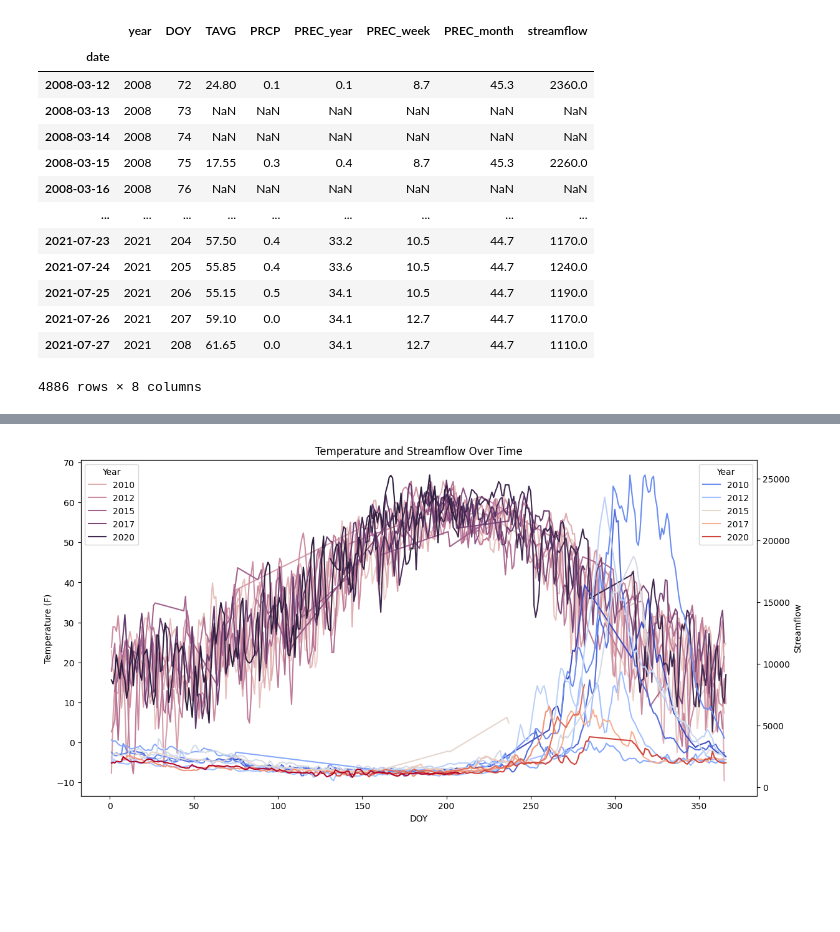
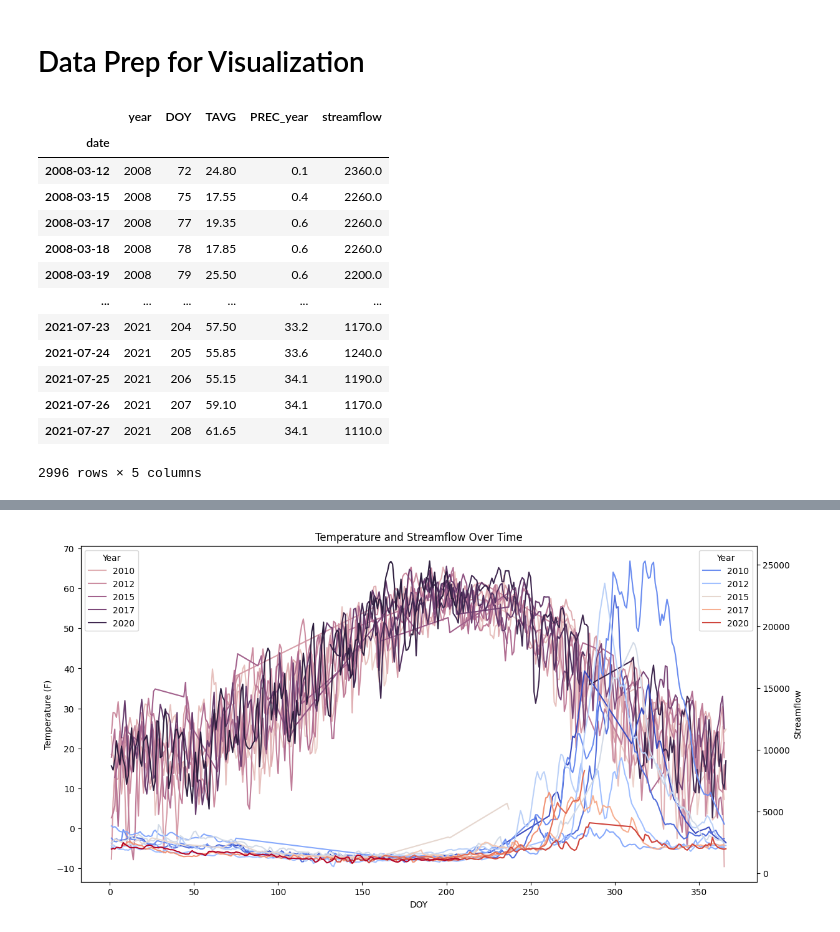
Before and after one commit to garrettwflowers/colorado-riverflow-prediction, a Jupyter notebook: temp_prec_explore.ipynb, the cells around one changed output, grey strips where cells are left out. Cells and saved outputs as stored; diff of their text form; code cells hidden in the pictures; blank space fills up the shorter version.

```diff
--- a/temp_prec_explore.ipynb
+++ b/temp_prec_explore.ipynb
@@ -14,54 +15,51 @@ warnings.filterwarnings(
     category=FutureWarning,
     message="When grouping with a length-1 list-like, you will need to pass a length-1 tuple"
 )
+# %% [markdown]
+# Data Prep for Visualization
 # %%
 import pandas as pd
 
 df_x = pd.read_csv('data/streamflow_prediction_dataset.csv').iloc[:, [0,7,8,9,10]]
 df_x['date'] = pd.to_datetime(df_x['date'])
 df_x['PRCP'] = df_x['PRCP_BisonLake'] + df_x['PRCP_McClurePass']
 df_x['TAVG'] = (df_x['TAVG_BisonLake'] + df_x['TAVG_McClurePass']) / 2
 df_x['PREC_year'] = df_x.groupby(df_x['date'].dt.year)['PRCP'].cumsum()
-df_x['PREC_week'] = df_x.groupby(df_x['date'].dt.isocalendar().week)['PRCP'].transform('sum')
-df_x['PREC_month'] = df_x.groupby(df_x['date'].dt.month)['PRCP'].transform('sum')
-df_x = df_x[['date', 'TAVG', 'PRCP', 'PREC_year', 'PREC_week', 'PREC_month']]
+df_x = df_x[['date', 'TAVG', 'PREC_year']]
 
 df_y = pd.read_csv('data/streamflow_prediction_dataset.csv')[['date', 'streamflow']]
 df_y['date'] = pd.to_datetime(df_y['date'])
 
-# Merge feature and target data
+# merge feature and target data
 df = pd.merge(df_x, df_y, on='date')
 
-# Set the date as index, fill missing dates, and resample to weekly frequency
-df = df.set_index('date').asfreq('D')
-# df = df.resample('W').mean()
+# set the date as index, handle missing values
+df = df.set_index('date')
 
-# Recalculate day of year (DOY) and year
+# recalculate day of year (DOY) and year
 df['DOY'] = df.index.to_series().dt.dayofyear
 df['year'] = df.index.year
 
-# Reorder columns for clarity
-df = df[['year', 'DOY', 'TAVG', 'PRCP', 'PREC_year',
-         'PREC_week', 'PREC_month', 'streamflow']]
+# reorder columns
+df = df[['year', 'DOY', 'TAVG', 'PREC_year', 'streamflow']]
 
-# Display and optionally save the processed DataFrame
+# display
 display(df)
-# df.to_csv('data/streamflow_pred_test.csv', index=False)
 # %% [output]
-|  | year | DOY | TAVG | PRCP | PREC_year | PREC_week | PREC_month | streamflow |
-| date |  |  |  |  |  |  |  |  |
-| 2008-03-12 | 2008 | 72 | 24.80 | 0.1 | 0.1 | 8.7 | 45.3 | 2360.0 |
-| 2008-03-13 | 2008 | 73 | NaN | NaN | NaN | NaN | NaN | NaN |
-| 2008-03-14 | 2008 | 74 | NaN | NaN | NaN | NaN | NaN | NaN |
-| 2008-03-15 | 2008 | 75 | 17.55 | 0.3 | 0.4 | 8.7 | 45.3 | 2260.0 |
-| 2008-03-16 | 2008 | 76 | NaN | NaN | NaN | NaN | NaN | NaN |
-| ... | ... | ... | ... | ... | ... | ... | ... | ... |
-| 2021-07-23 | 2021 | 204 | 57.50 | 0.4 | 33.2 | 10.5 | 44.7 | 1170.0 |
-| 2021-07-24 | 2021 | 205 | 55.85 | 0.4 | 33.6 | 10.5 | 44.7 | 1240.0 |
-| 2021-07-25 | 2021 | 206 | 55.15 | 0.5 | 34.1 | 10.5 | 44.7 | 1190.0 |
-| 2021-07-26 | 2021 | 207 | 59.10 | 0.0 | 34.1 | 12.7 | 44.7 | 1170.0 |
-| 2021-07-27 | 2021 | 208 | 61.65 | 0.0 | 34.1 | 12.7 | 44.7 | 1110.0 |
+|  | year | DOY | TAVG | PREC_year | streamflow |
+| date |  |  |  |  |  |
+| 2008-03-12 | 2008 | 72 | 24.80 | 0.1 | 2360.0 |
+| 2008-03-15 | 2008 | 75 | 17.55 | 0.4 | 2260.0 |
+| 2008-03-17 | 2008 | 77 | 19.35 | 0.6 | 2260.0 |
+| 2008-03-18 | 2008 | 78 | 17.85 | 0.6 | 2260.0 |
+| 2008-03-19 | 2008 | 79 | 25.50 | 0.6 | 2200.0 |
+| ... | ... | ... | ... | ... | ... |
+| 2021-07-23 | 2021 | 204 | 57.50 | 33.2 | 1170.0 |
+| 2021-07-24 | 2021 | 205 | 55.85 | 33.6 | 1240.0 |
+| 2021-07-25 | 2021 | 206 | 55.15 | 34.1 | 1190.0 |
+| 2021-07-26 | 2021 | 207 | 59.10 | 34.1 | 1170.0 |
+| 2021-07-27 | 2021 | 208 | 61.65 | 34.1 | 1110.0 |
-4886 rows × 8 columns
+2996 rows × 5 columns
 # %%
 print(df.isnull().sum() / len(df))
 df = df.dropna()
```
Also changed, not shown: parts of 21 cells of this notebook, 14 other files.
